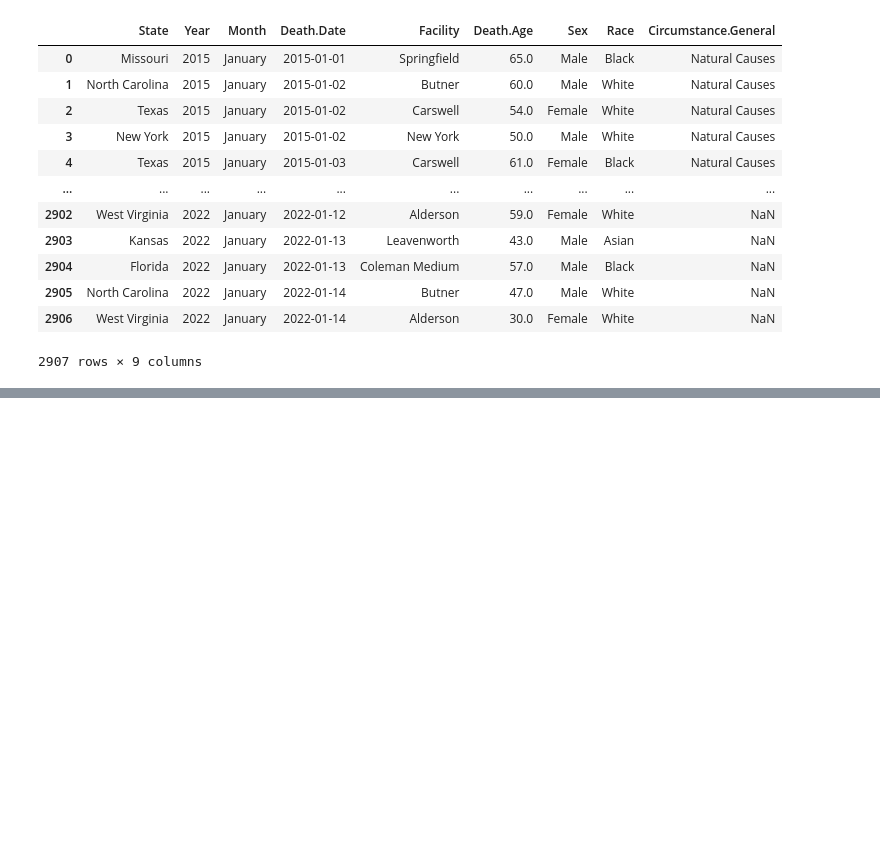
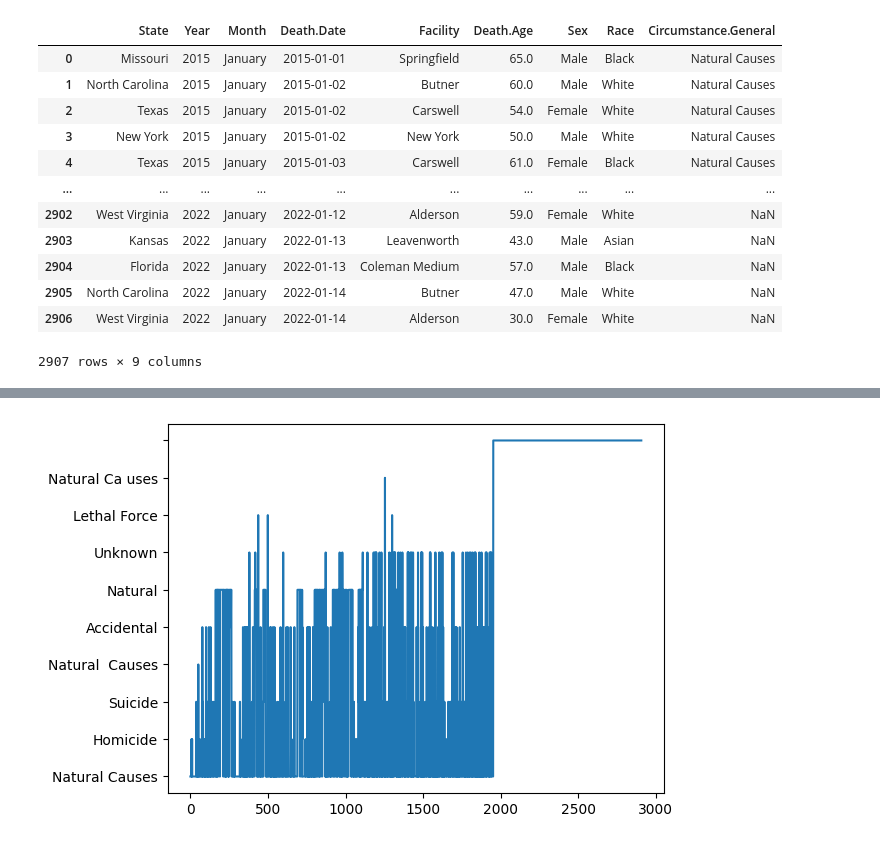
Before and after one commit to ahvblackwelltech/Mortality-in-the-Correctional-System, a Jupyter notebook: Mortality_in_the_Correctional_System.ipynb, the cells around one changed output, grey strips where cells are left out. Cells and saved outputs as stored; diff of their text form; code cells hidden in the pictures; blank space fills up the shorter version.

```diff
--- a/Mortality_in_the_Correctional_System.ipynb
+++ b/Mortality_in_the_Correctional_System.ipynb
@@ -94,0 +111,2 @@ correctional2
+# %%
+correctional3 = correctional2.replace(np.nan, '', regex=True)
@@ -94,0 +129,5 @@ correctional2
+# %%
+plt.plot(correctional3['Circumstance.General'])
+plt.show()
+# %% [output]
+[figure, added]
```
Also changed, not shown: parts of 6 cells of this notebook.
